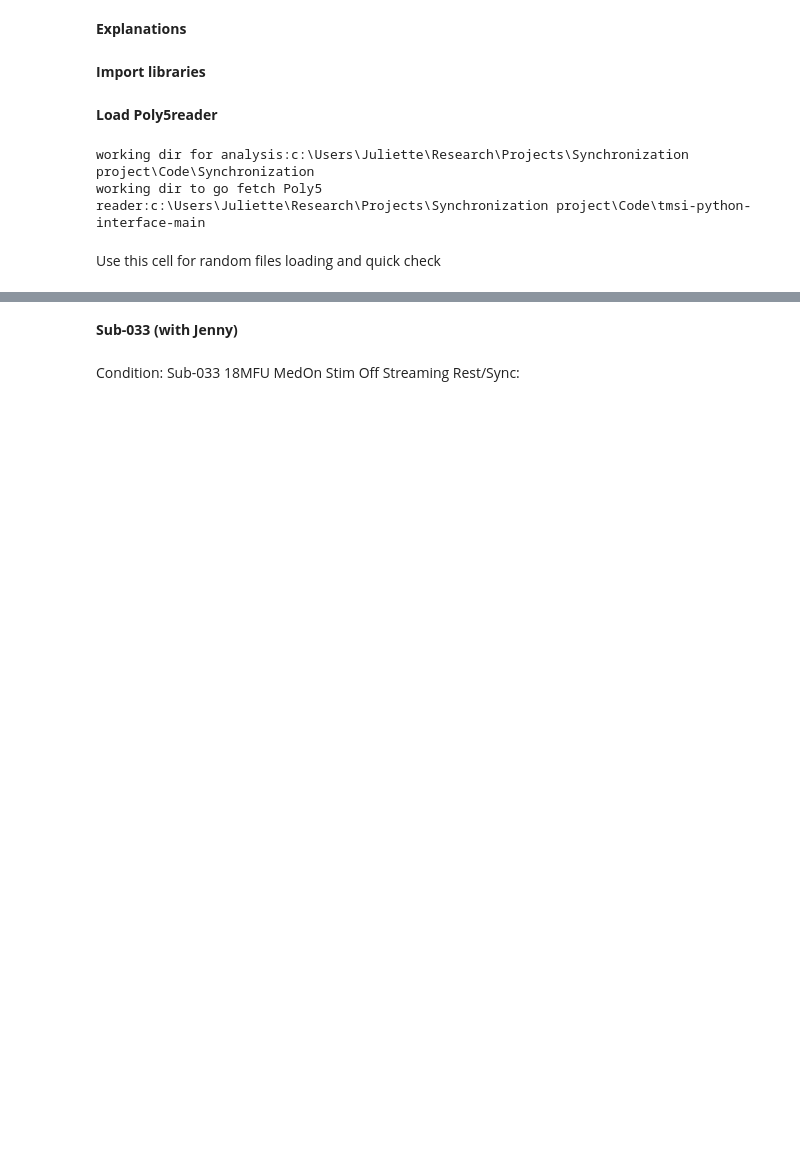
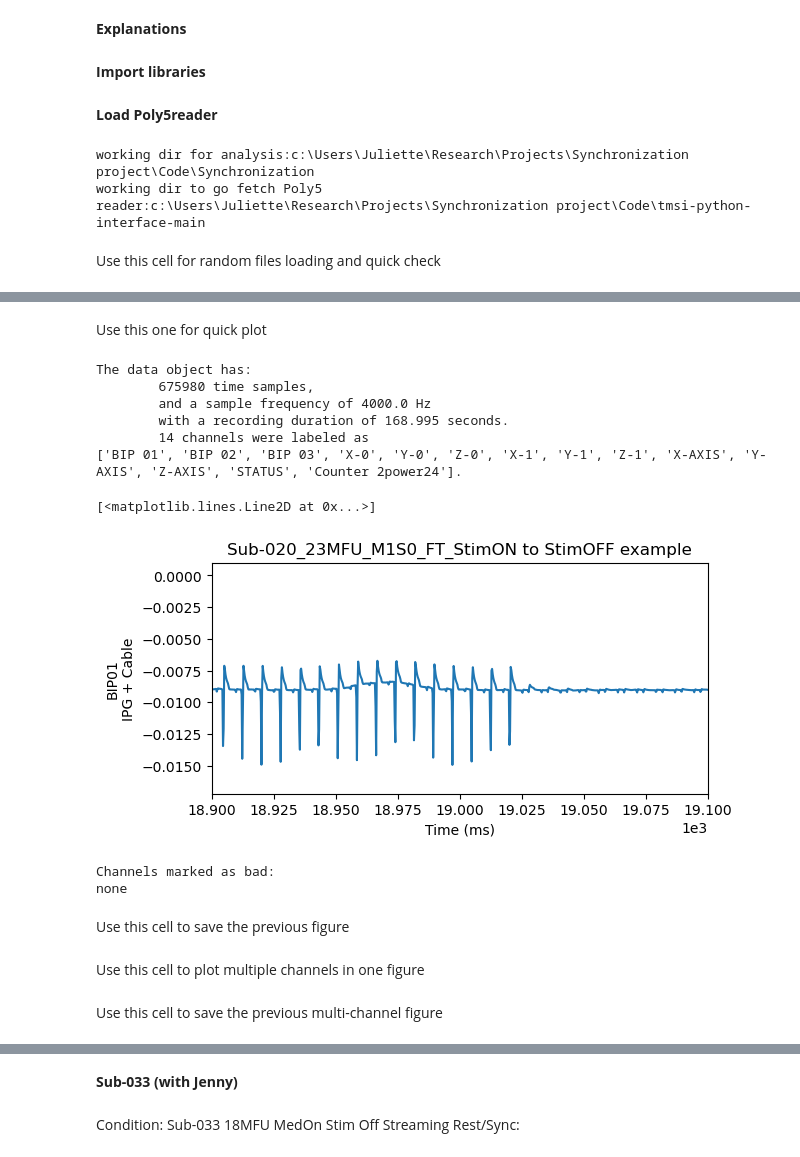
Before and after one commit to juliettevivien/Synchronization, a Jupyter notebook: Visualize TMSi datas.ipynb, the cells around one changed output, grey strips where cells are left out. Cells and saved outputs as stored; diff of their text form; code cells hidden in the pictures; blank space fills up the shorter version.

Commit message:
new plots

```diff
--- a/Visualize TMSi datas.ipynb
+++ b/Visualize TMSi datas.ipynb
@@ -106,0 +108,51 @@ Ready.
+# %% [markdown]
+Use this one for quick plot
+# %%
+# Extract the samples and channel names from the Poly5Reader object
+samples = TMSi_data.samples
+ch_names = TMSi_data.ch_names
+
+# Retrieve the MNE RawArray info and sample data
+info_mne = mne_object.info
+samples_mne = mne_object._data
+
+mne_object.plot(start = 5, duration = 5, n_channels = 2) #(only if I want to plot in interactive viewer)
+
+n_chan = len(mne_object.ch_names)
+time_duration = (mne_object.n_times/mne_object.info['sfreq']).astype(float)
+time_duration_ms=time_duration*1000
+
+print(
+	f'The data object has:\n\t{mne_object.n_times} time samples,'
+	f'\n\tand a sample frequency of {mne_object.info["sfreq"]} Hz'
+	f'\n\twith a recording duration of {time_duration} seconds.'
+	f'\n\t{n_chan} channels were labeled as \n{mne_object.ch_names}.')
+
+BIP01 = mne_object.get_data()[0]
+BIP02 = mne_object.get_data()[1]
+BIP03 = mne_object.get_data()[2]
+x2_time=np.arange(0,time_duration_ms,time_duration_ms/mne_object.n_times)
+
+
+
+plt.figure().set_figheight(3)
+plt.xlim(18900,19100)
+plt.ticklabel_format(axis='x',style='sci',scilimits=(3,3))
+plt.xlabel('Time (ms)')
+plt.title('Sub-020_23MFU_M1S0_FT_StimON to StimOFF example')
+plt.ylabel('BIP01\nIPG + Cable',size=10)
+fig1 = plt.gcf()
+plt.plot(x2_time,BIP01)
+# %% [output]
+The data object has:
+        675980 time samples,
+        and a sample frequency of 4000.0 Hz
+        with a recording duration of 168.995 seconds.
+        14 channels were labeled as
+['BIP 01', 'BIP 02', 'BIP 03', 'X-0', 'Y-0', 'Z-0', 'X-1', 'Y-1', 'Z-1', 'X-AXIS', 'Y-AXIS', 'Z-AXIS', 'STATUS', 'Counter 2power24'].
+[<matplotlib.lines.Line2D at 0x...>]
+[figure, added]
+Channels marked as bad:
+none
+# %% [markdown]
+Use this cell to save the previous figure
@@ -106,0 +161,2 @@ Ready.
+# %% [markdown]
+Use this cell to plot multiple channels in one figure
@@ -106,0 +184,2 @@ Ready.
+# %% [markdown]
+Use this cell to save the previous multi-channel figure
```
Also changed, not shown: parts of 5 cells of this notebook, 1 other file.
